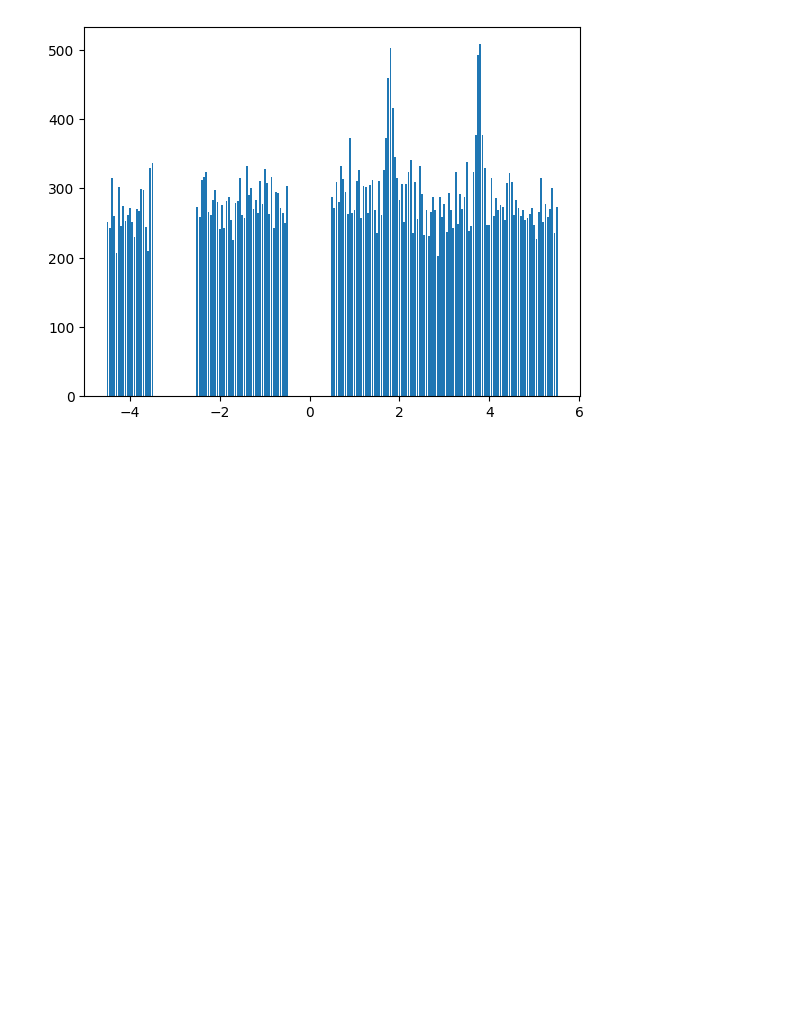
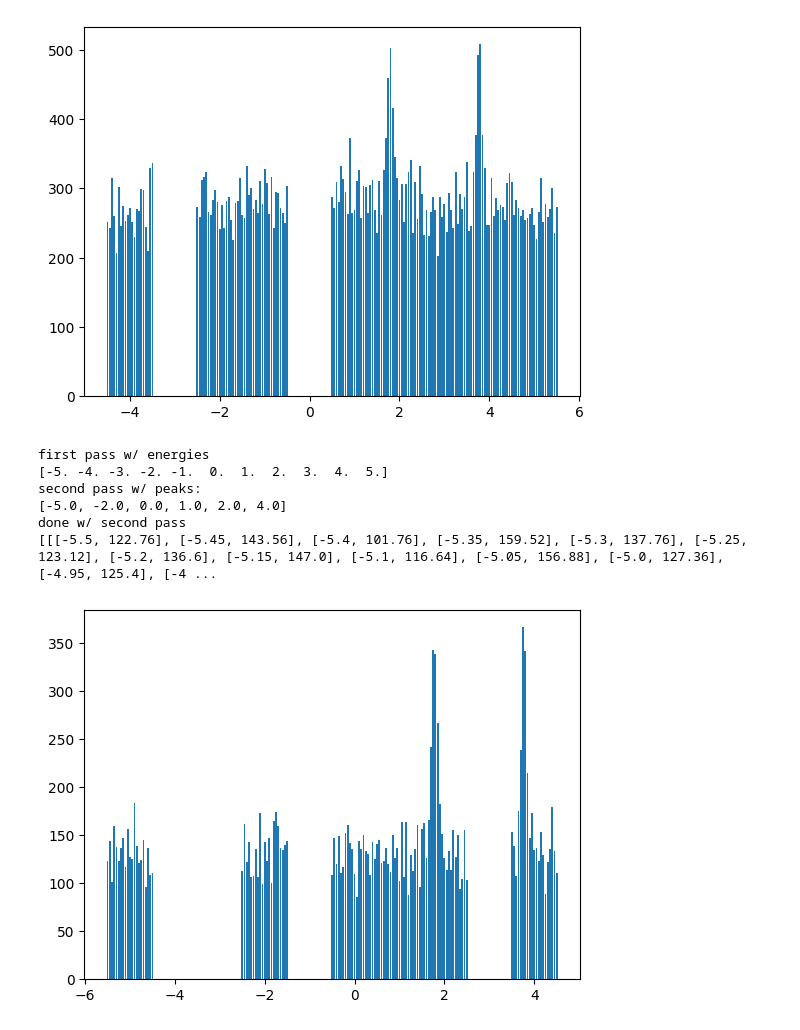
Before and after one commit to constantlyPlanck/2QubitRodeo, a Jupyter notebook: 2Qubit.ipynb, the cells around one changed output. Cells and saved outputs as stored; diff of their text form; code cells hidden in the pictures; blank space fills up the shorter version.

Commit message:
casablanca and jakarta testing
- Tested rodeo algorithm on ibmq_casablanca and ibmq_jakarta

```diff
--- a/2Qubit.ipynb
+++ b/2Qubit.ipynb
@@ -23,15 +23,18 @@ from qiskit.visualization import *
 from operator import itemgetter
 from functools import reduce
 # %%
-file = open("key.txt", "r")
+file = open("key2.txt", "r")
 key = file.read()
-IBMQ.save_account(key)
+IBMQ.save_account(key, overwrite='True')
 IBMQ.load_account()
-provider = IBMQ.get_provider()
+provider = IBMQ.get_provider(hub='ibm-q-research')
+# provider = IBMQ.get_provider
 
 print(provider.backends())
 
-backend = provider.get_backend('ibmq_belem')
+backend = provider.get_backend('ibmq_jakarta')
+# backend = provider.get_backend('ibmq_casablanca')
+# backend = provider.get_backend('ibmq_belem')
 # backend = provider.get_backend('ibmq_qasm_simulator')
 # backend = provider.get_backend('simulator_statevector')
 # simulator = Aer.get_backend('aer_simulator')
@@ -433,3 +436,15 @@ managedjob._async_submit:WARNING:2021-10-24 01:19:04,194: Job limit reached, wai
 done w/ second pass
 [[[-4.5, 250.92], [-4.45, 243.44], [-4.4, 314.52], [-4.35, 259.6], [-4.3, 207.16], [-4.25, 302.76], [-4.2, 245.92], [-4.15, 274.44], [-4.1, 253.52], [-4.05, 262.0], [-4.0, 271.2], [-3.95, 251.2], [-3. ...
 [figure]
+# %%
+randomTestCasablanca = process_data(search_spectrum(np.linspace(-5, 5, 11), 150, 3, 21, 25, xmod1, zmod1), 1)
+print(randomTestCasablanca)
+plot_scans(randomTestCasablanca)
+# %% [output]
+first pass w/ energies
+[-5. -4. -3. -2. -1.  0.  1.  2.  3.  4.  5.]
+second pass w/ peaks:
+[-5.0, -2.0, 0.0, 1.0, 2.0, 4.0]
+done w/ second pass
+[[[-5.5, 122.76], [-5.45, 143.56], [-5.4, 101.76], [-5.35, 159.52], [-5.3, 137.76], [-5.25, 123.12], [-5.2, 136.6], [-5.15, 147.0], [-5.1, 116.64], [-5.05, 156.88], [-5.0, 127.36], [-4.95, 125.4], [-4 ...
+[figure, added]
```
Also changed, not shown: parts of 3 cells of this notebook, 1 other file.
